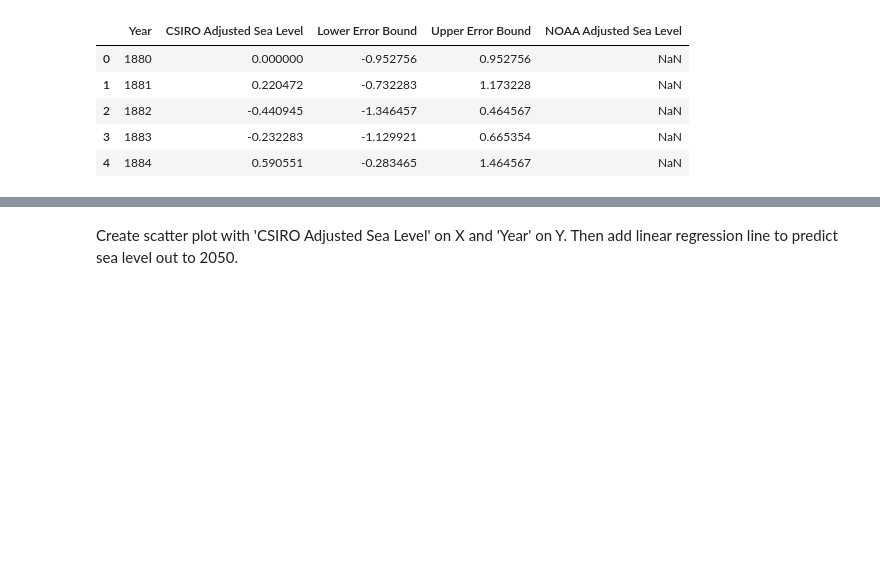
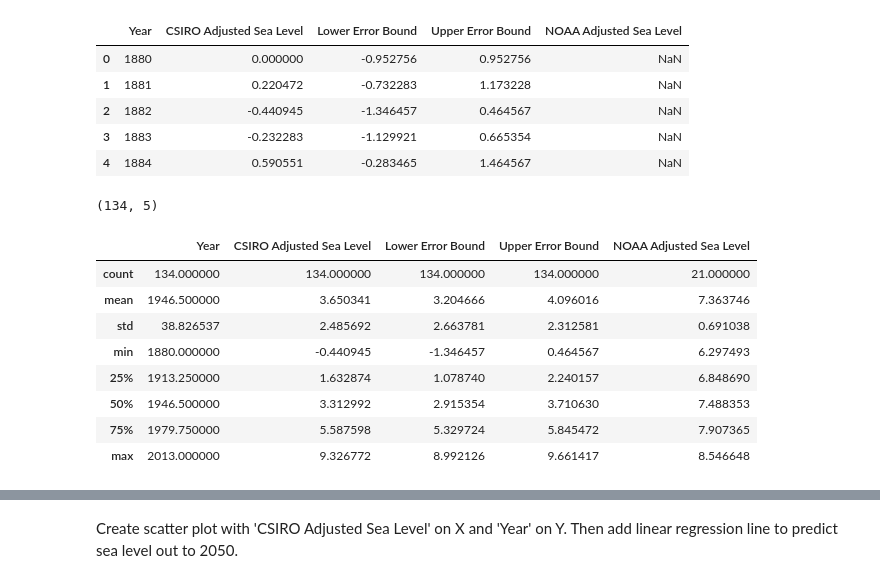
Before and after one commit to dylanjones248/Data-Science-Portfolio, a Jupyter notebook: Sea Level Predictor.ipynb, the cells around one changed output, grey strips where cells are left out. Drawn from its saved outputs; the diff is of its cells as text; code cells hidden in the pictures; blank space fills up the shorter version.

```diff
--- a/Sea Level Predictor.ipynb
+++ b/Sea Level Predictor.ipynb
@@ -20,3 +30,19 @@ df.head()
 | 2 | 1882 | -0.440945 | -1.346457 | 0.464567 | NaN |
 | 3 | 1883 | -0.232283 | -1.129921 | 0.665354 | NaN |
 | 4 | 1884 | 0.590551 | -0.283465 | 1.464567 | NaN |
+# %%
+df.shape
+# %% [output]
+(134, 5)
+# %%
+df.describe()
+# %% [output]
+|  | Year | CSIRO Adjusted Sea Level | Lower Error Bound | Upper Error Bound | NOAA Adjusted Sea Level |
+| count | 134.000000 | 134.000000 | 134.000000 | 134.000000 | 21.000000 |
+| mean | 1946.500000 | 3.650341 | 3.204666 | 4.096016 | 7.363746 |
+| std | 38.826537 | 2.485692 | 2.663781 | 2.312581 | 0.691038 |
+| min | 1880.000000 | -0.440945 | -1.346457 | 0.464567 | 6.297493 |
+| 25% | 1913.250000 | 1.632874 | 1.078740 | 2.240157 | 6.848690 |
+| 50% | 1946.500000 | 3.312992 | 2.915354 | 3.710630 | 7.488353 |
+| 75% | 1979.750000 | 5.587598 | 5.329724 | 5.845472 | 7.907365 |
+| max | 2013.000000 | 9.326772 | 8.992126 | 9.661417 | 8.546648 |
```
Also changed, not shown: parts of 6 cells of this notebook.
